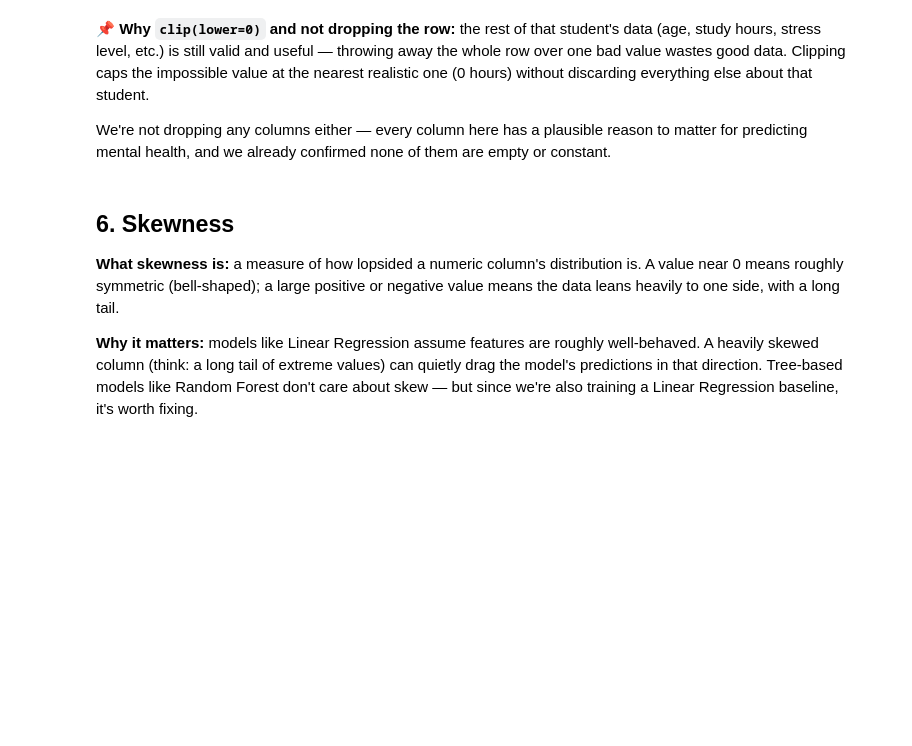
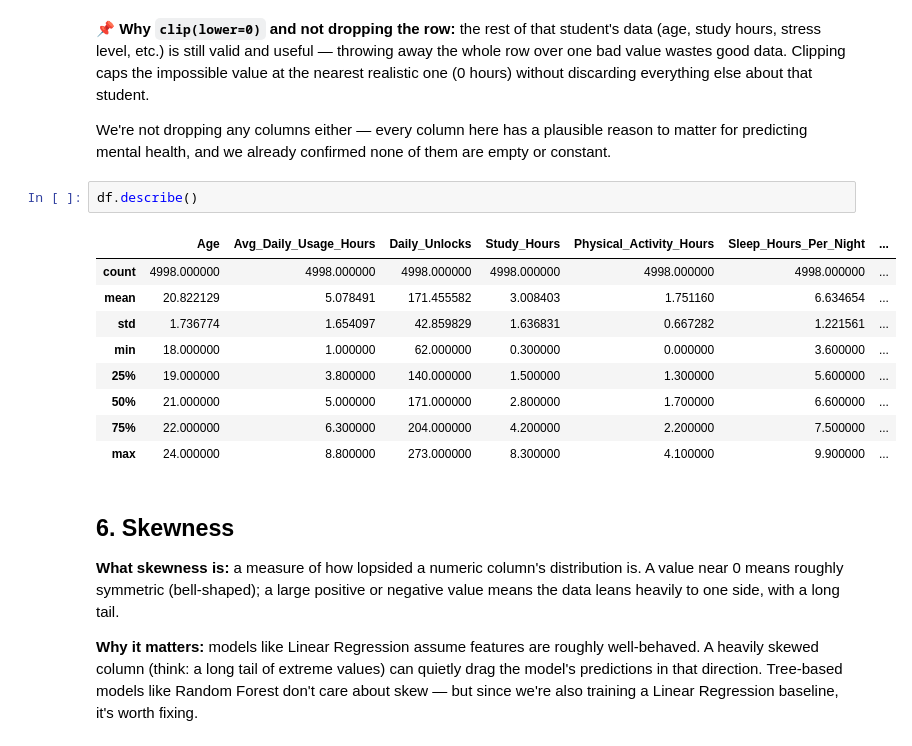
Before and after one commit to Arun-Jawlia/MindMetricsAI-Mental-Wellbeing-Score-Prediction-System, a Jupyter notebook: ml/notebooks/MindMetrics.ipynb, the cells around one changed output. Saved outputs shown, nothing was run; the diff lists cells and outputs as text; blank space fills up the shorter version.

```diff
--- a/ml/notebooks/ML_Project.ipynb
+++ b/ml/notebooks/MindMetrics.ipynb
@@ -261,6 +260,18 @@ df['Physical_Activity_Hours'] = df['Physical_Activity_Hours'].clip(lower=0)
 📌 **Why `clip(lower=0)` and not dropping the row:** the rest of that student's data (age, study hours, stress level, etc.) is still valid and useful — throwing away the whole row over one bad value wastes good data. Clipping caps the impossible value at the nearest realistic one (0 hours) without discarding everything else about that student.
 
 We're not dropping any columns either — every column here has a plausible reason to matter for predicting mental health, and we already confirmed none of them are empty or constant.
+# %%
+df.describe()
+# %% [output]
+|  | Age | Avg_Daily_Usage_Hours | Daily_Unlocks | Study_Hours | Physical_Activity_Hours | Sleep_Hours_Per_Night | ... |
+| count | 4998.000000 | 4998.000000 | 4998.000000 | 4998.000000 | 4998.000000 | 4998.000000 | ... |
+| mean | 20.822129 | 5.078491 | 171.455582 | 3.008403 | 1.751160 | 6.634654 | ... |
+| std | 1.736774 | 1.654097 | 42.859829 | 1.636831 | 0.667282 | 1.221561 | ... |
+| min | 18.000000 | 1.000000 | 62.000000 | 0.300000 | 0.000000 | 3.600000 | ... |
+| 25% | 19.000000 | 3.800000 | 140.000000 | 1.500000 | 1.300000 | 5.600000 | ... |
+| 50% | 21.000000 | 5.000000 | 171.000000 | 2.800000 | 1.700000 | 6.600000 | ... |
+| 75% | 22.000000 | 6.300000 | 204.000000 | 4.200000 | 2.200000 | 7.500000 | ... |
+| max | 24.000000 | 8.800000 | 273.000000 | 8.300000 | 4.100000 | 9.900000 | ... |
 # %% [markdown]
 ## 6. Skewness
 
```
Also changed, not shown: parts of 9 cells of this notebook.
